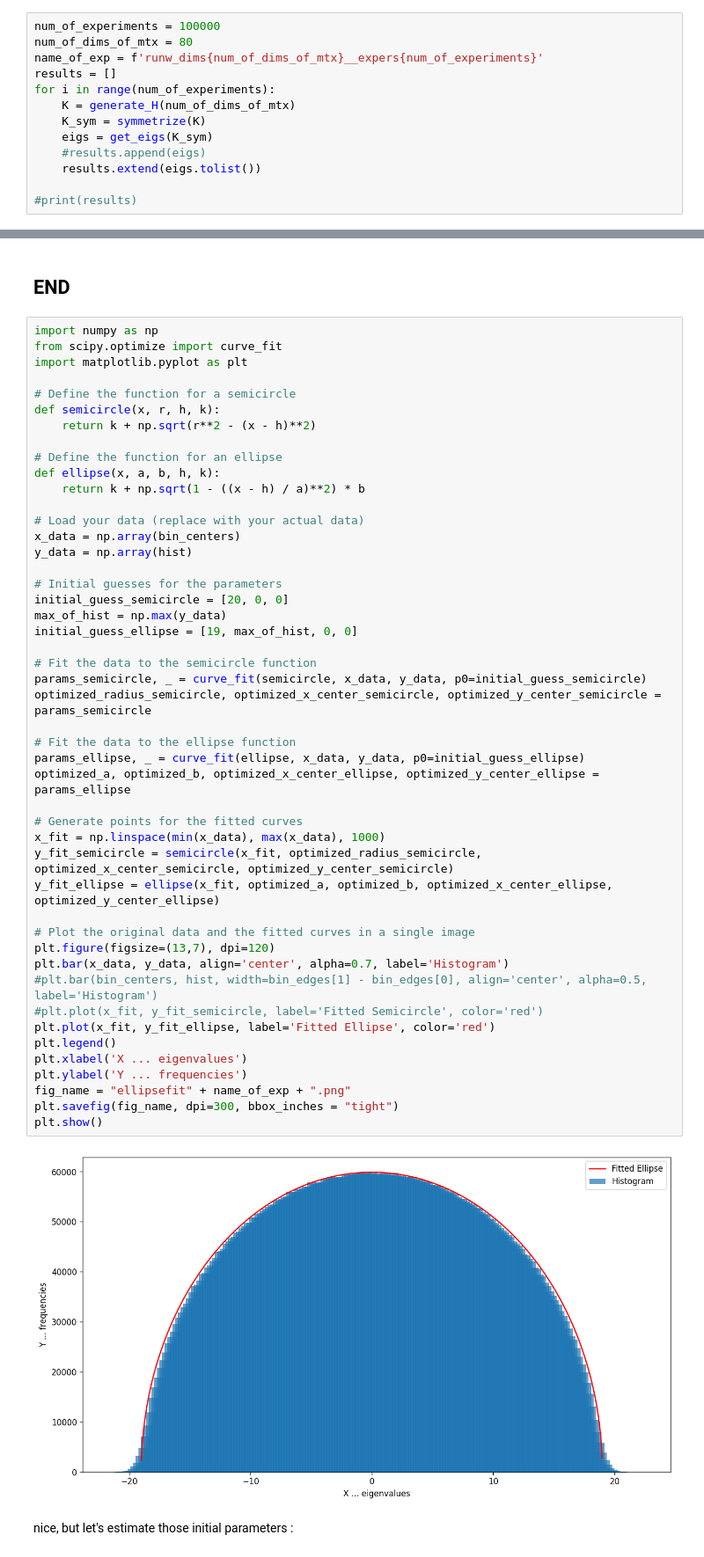
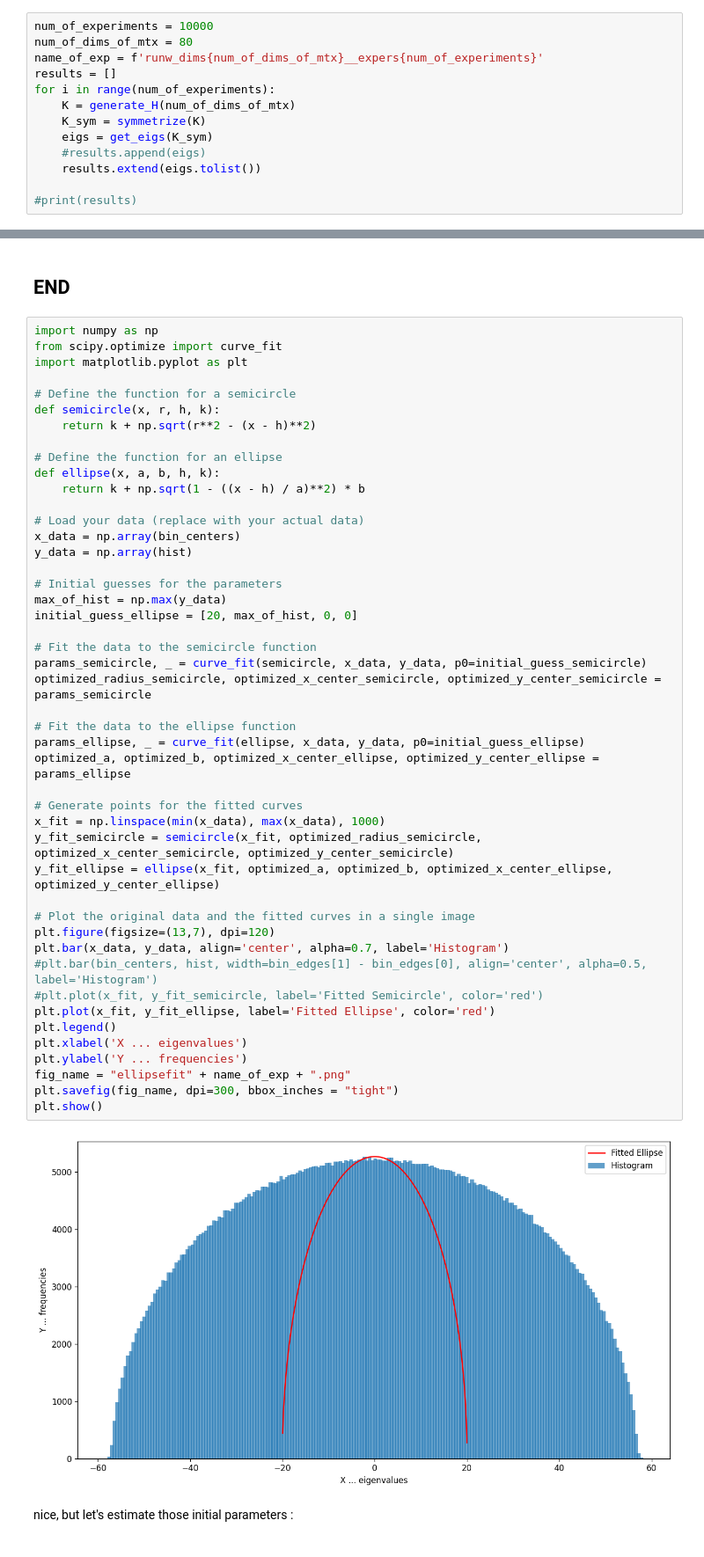
Before and after one commit to aleksejalex/temp_rndmtx, a Jupyter notebook: TNM_lec1.ipynb, the cells around one changed output, grey strips where cells are left out. Shown at 88% size. Saved outputs shown, nothing was run; the diff lists cells and outputs as text.

Commit message:
experiments

```diff
--- a/TNM_lec1.ipynb
+++ b/TNM_lec1.ipynb
@@ -92,7 +88,7 @@ show it for:
  - `num_of_experiments = 10000` and `num_of_dims_of_mtx = 8`
  - `num_of_experiments = 1000` and `num_of_dims_of_mtx = 80`
 # %%
-num_of_experiments = 100000
+num_of_experiments = 10000
 num_of_dims_of_mtx = 80
 name_of_exp = f'runw_dims{num_of_dims_of_mtx}__expers{num_of_experiments}'
 results = []
@@ -235,37 +219,36 @@ x_data = np.array(bin_centers)
 y_data = np.array(hist)
 
 # Initial guesses for the parameters
-initial_guess_semicircle = [20, 0, 0]
 max_of_hist = np.max(y_data)
-initial_guess_ellipse = [19, max_of_hist, 0, 0]
+initial_guess_ellipse = [20, max_of_hist, 0, 0]
 
 # Fit the data to the semicircle function
 params_semicircle, _ = curve_fit(semicircle, x_data, y_data, p0=initial_guess_semicircle)
 optimized_radius_semicircle, optimized_x_center_semicircle, optimized_y_center_semicircle = params_semicircle
 
 # Fit the data to the ellipse function
 params_ellipse, _ = curve_fit(ellipse, x_data, y_data, p0=initial_guess_ellipse)
 optimized_a, optimized_b, optimized_x_center_ellipse, optimized_y_center_ellipse = params_ellipse
 
 # Generate points for the fitted curves
 x_fit = np.linspace(min(x_data), max(x_data), 1000)
 y_fit_semicircle = semicircle(x_fit, optimized_radius_semicircle, optimized_x_center_semicircle, optimized_y_center_semicircle)
 y_fit_ellipse = ellipse(x_fit, optimized_a, optimized_b, optimized_x_center_ellipse, optimized_y_center_ellipse)
 
 # Plot the original data and the fitted curves in a single image
 plt.figure(figsize=(13,7), dpi=120)
 plt.bar(x_data, y_data, align='center', alpha=0.7, label='Histogram')
 #plt.bar(bin_centers, hist, width=bin_edges[1] - bin_edges[0], align='center', alpha=0.5, label='Histogram')
 #plt.plot(x_fit, y_fit_semicircle, label='Fitted Semicircle', color='red')
 plt.plot(x_fit, y_fit_ellipse, label='Fitted Ellipse', color='red')
 plt.legend()
 plt.xlabel('X ... eigenvalues')
 plt.ylabel('Y ... frequencies')
 fig_name = "ellipsefit" + name_of_exp + ".png"
 plt.savefig(fig_name, dpi=300, bbox_inches = "tight")
 plt.show()
 # %% [output]
-[figure, old version]
+[figure, new version]
 # %% [markdown]
 nice, but let's estimate those initial parameters :
 # %%
```
Also changed, not shown: parts of 10 cells of this notebook, 10 other files.
